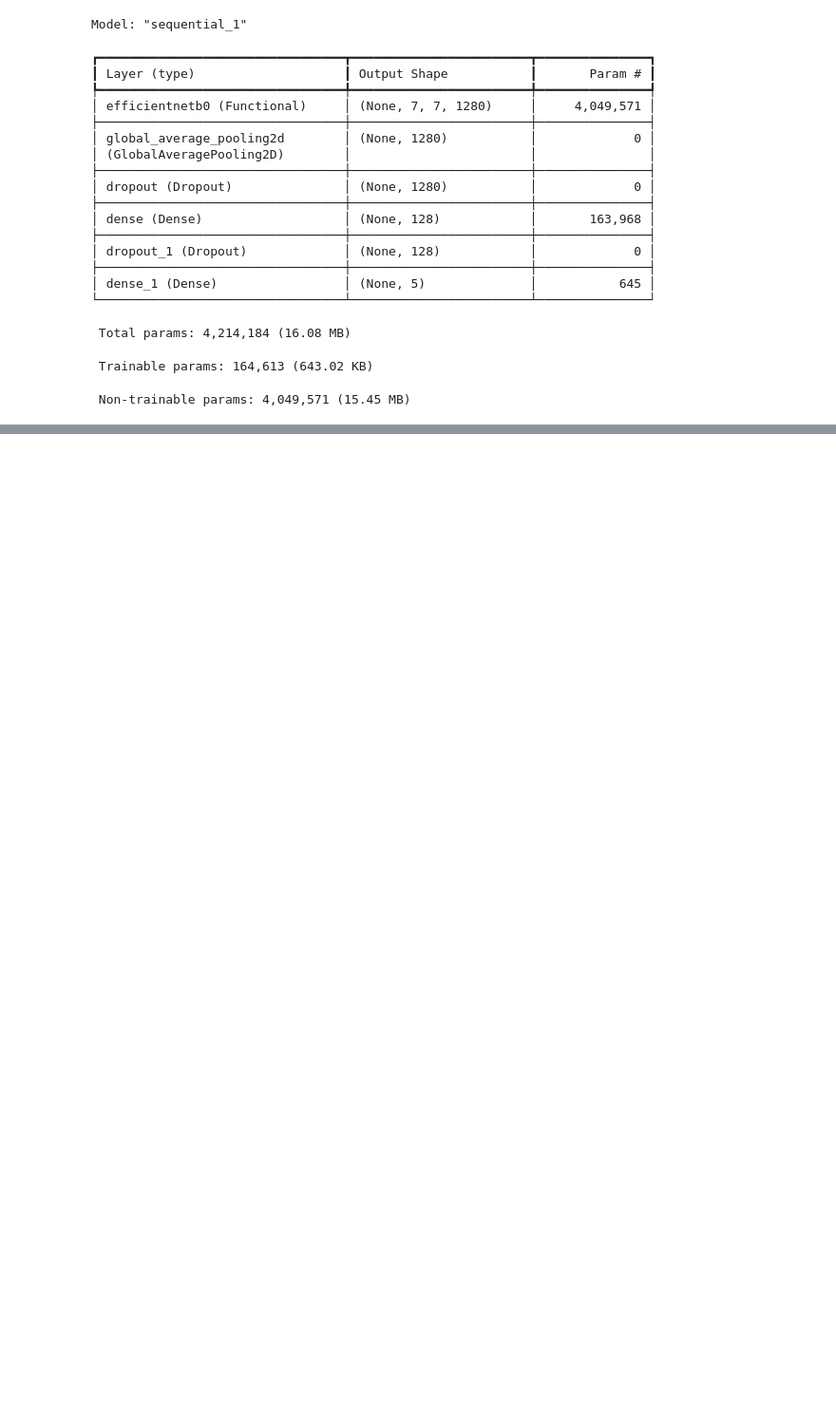
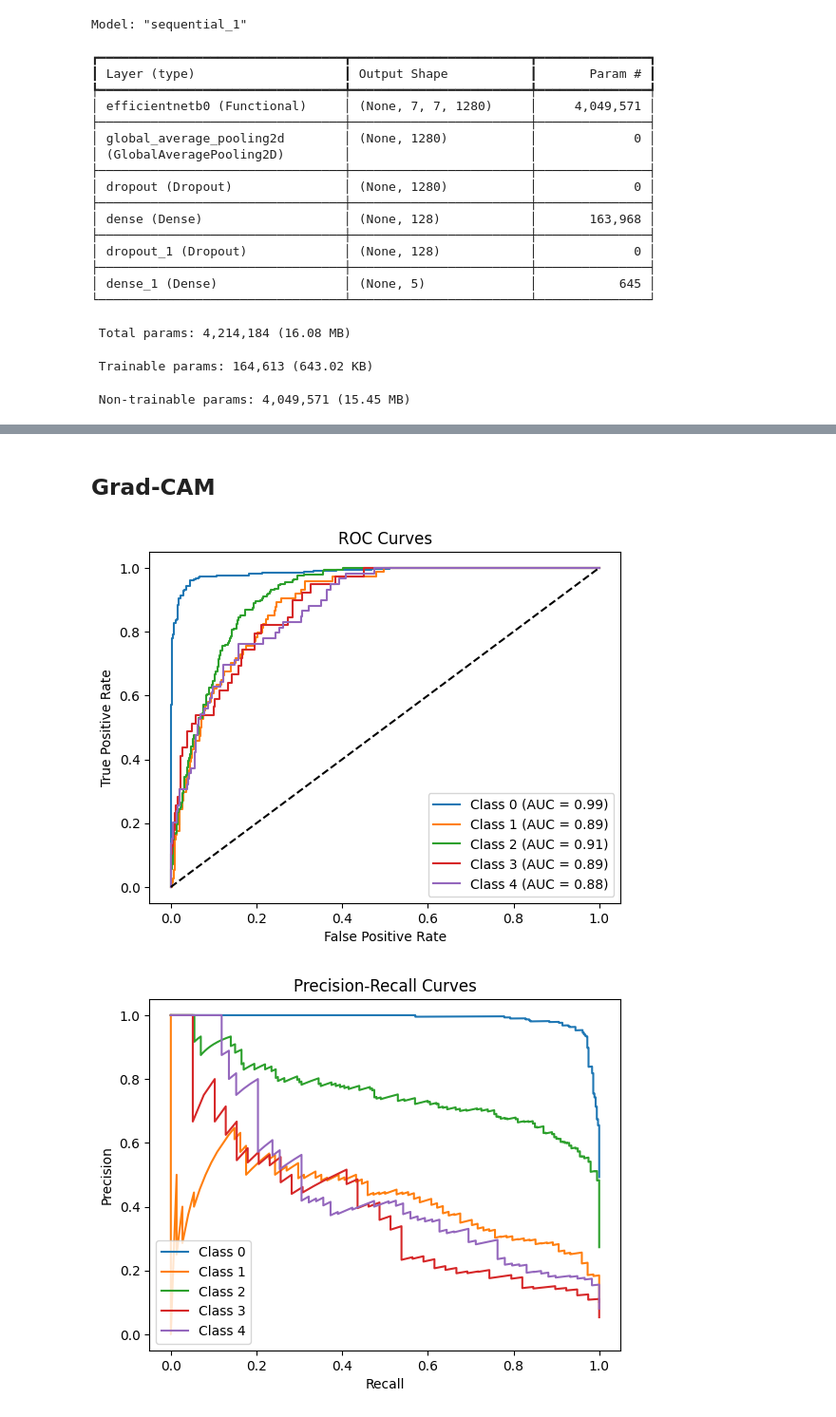
Before and after one commit to Harshkotkar/Deep-Learning, a Jupyter notebook: Early_Detection_of_Diabetic_Retinopathy_from_Retinal_Fundus_Images(full_and_final_🤯🔥).ipynb, the cells around one changed output, grey strips where cells are left out. Shown: that part at 95% size. Cells and saved outputs as stored; diff of their text form; code cells hidden in the pictures; blank space fills up the shorter version.

```diff
--- a/Early_Detection_of_Diabetic_Retinopathy_from_Retinal_Fundus_Images(full_and_final_🤯🔥).ipynb
+++ b/Early_Detection_of_Diabetic_Retinopathy_from_Retinal_Fundus_Images(full_and_final_🤯🔥).ipynb
@@ -213,0 +232,9 @@ Epoch 4/10
+# %%
+# Extract true labels
+y_true = []
+for _, labels in val_ds:
+    y_true.extend(labels.numpy())
+y_true = np.array(y_true)
+
+# Get predicted probabilities
+y_pred_probs = model.predict(val_ds)
@@ -213,0 +243,29 @@ Epoch 4/10
+# %% [markdown]
+## Grad-CAM
+# %%
+#auc roc curve
+
+def plot_roc_pr(y_true, y_probs, num_classes=5):
+    for i in range(num_classes):
+        fpr, tpr, _ = roc_curve((y_true == i).astype(int), y_probs[:, i])
+        roc_auc = auc(fpr, tpr)
+        plt.plot(fpr, tpr, label=f"Class {i} (AUC = {roc_auc:.2f})")
+    plt.plot([0, 1], [0, 1], 'k--')
+    plt.xlabel("False Positive Rate")
+    plt.ylabel("True Positive Rate")
+    plt.title("ROC Curves")
+    plt.legend()
+    plt.show()
+
+    for i in range(num_classes):
+        precision, recall, _ = precision_recall_curve((y_true == i).astype(int), y_probs[:, i])
+        plt.plot(recall, precision, label=f"Class {i}")
+    plt.xlabel("Recall")
+    plt.ylabel("Precision")
+    plt.title("Precision-Recall Curves")
+    plt.legend()
+    plt.show()
+plot_roc_pr(y_true, y_pred_probs)
+# %% [output]
+[figure, added]
+[figure, added]
```
Also changed, not shown: parts of 11 cells of this notebook.
